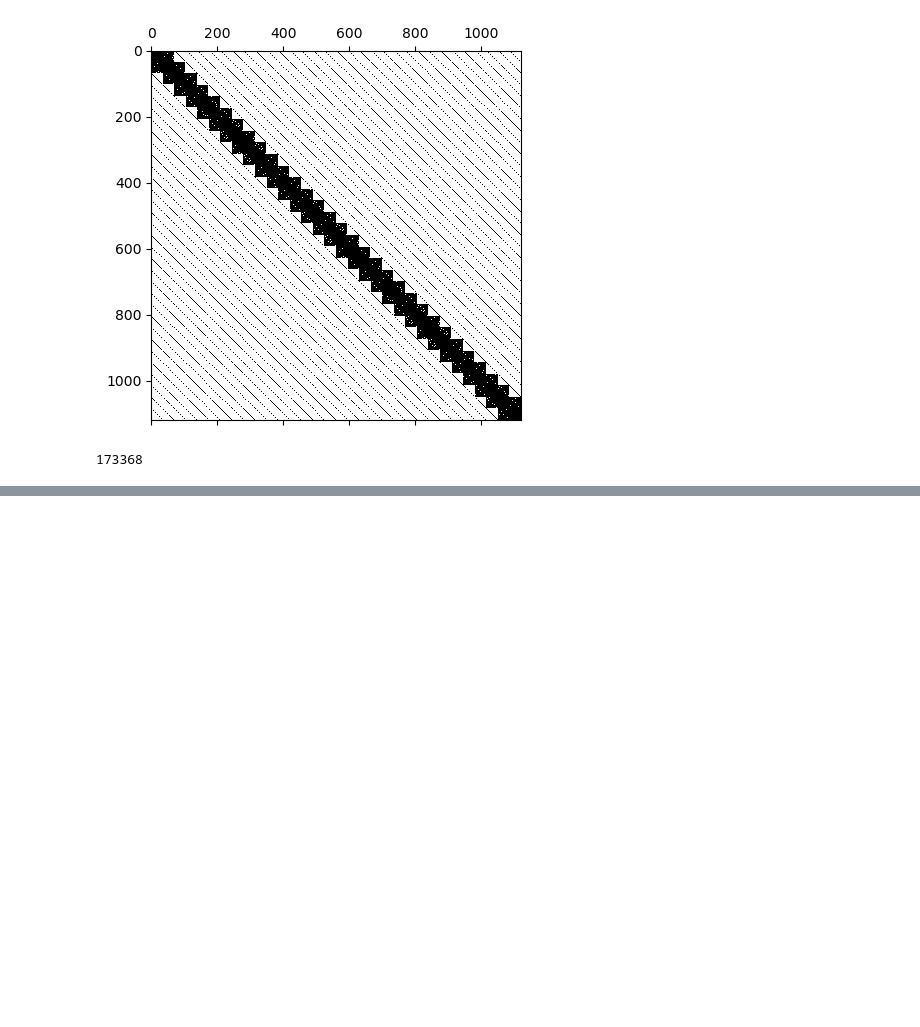
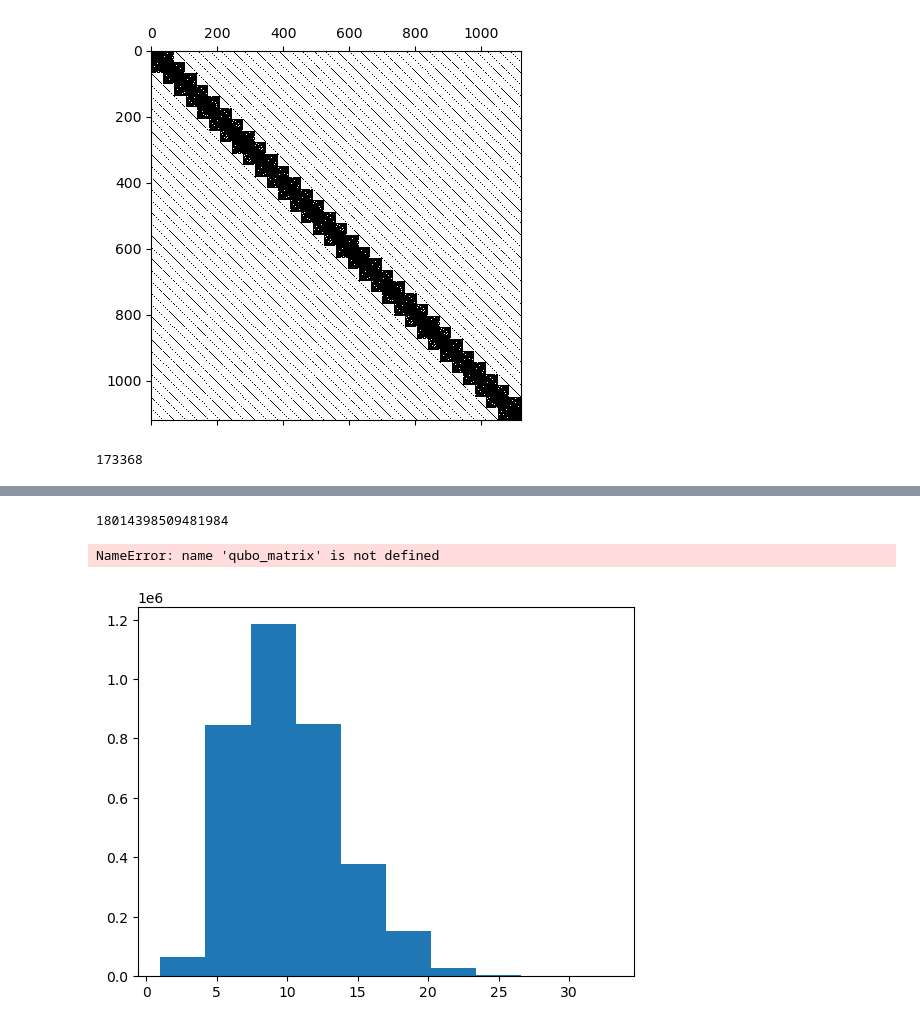
Before and after one commit to JoshCudby/quantum_pangenomics, a Jupyter notebook: oriented_tangle/notebooks/oriented_tangle.ipynb, the cells around one changed output, grey strips where cells are left out. Saved outputs shown, nothing was run; the diff lists cells and outputs as text; code cells hidden in the pictures; blank space fills up the shorter version.

```diff
--- a/oriented_tangle/notebooks/oriented_tangle.ipynb
+++ b/oriented_tangle/notebooks/oriented_tangle.ipynb
@@ -57,8 +56,8 @@ total_weight = int(sum(g.nodes[node]["weight"] for node in nodes) / 2)
 alpha = 1.2
 T_max = int(total_weight * alpha)
 
-lambda_t = 4
-lambda_g = 2
+lambda_t = 1
+lambda_g = 1
 lambda_w = 1
 # %%
 qubo_matrix = np.zeros((T_max, V + 1, 2, T_max, V + 1, 2))
@@ -193,0 +194,11 @@ qubo_matrix.size
+# %%
+2 ** qubo_matrix.shape[0]
+# %% [output]
+18014398509481984
+# %%
+d = 5
+samples = np.zeros((2 ** d, qubo_matrix.shape[0]))
+for vars in product([0, 1], repeat=d):
+    samples[0:d]
+# %% [output]
+NameError: name 'qubo_matrix' is not defined
@@ -193,0 +222,23 @@ qubo_matrix.size
+# %%
+def binary_vectors_with_k_ones_batch(m, k, batch_size):
+    batch = []
+    for num_ones in range(k + 1):
+        for ones_positions in combinations(range(m), num_ones):
+            vector = np.zeros(m, dtype=int)
+            vector[list(ones_positions)] = 1
+            batch.append(vector)
+            if len(batch) >= batch_size:
+                yield np.array(batch)
+                batch = []
+    if batch:  # Yield the remaining vectors in the final batch
+        yield np.array(batch)
+# %%
+all_energies = np.array([])
+for bins in binary_vectors_with_k_ones_batch(qubo_matrix.shape[0], 5, 100):
+    energies = np.einsum("ij,ji->i", (bins @ qubo_matrix), bins.T) + offset
+    all_energies = np.hstack((all_energies, energies))
+
+plt.hist(all_energies)
+plt.show()
+# %% [output]
+[figure, added]
```
Also changed, not shown: parts of 9 cells of this notebook, 1 other file.
